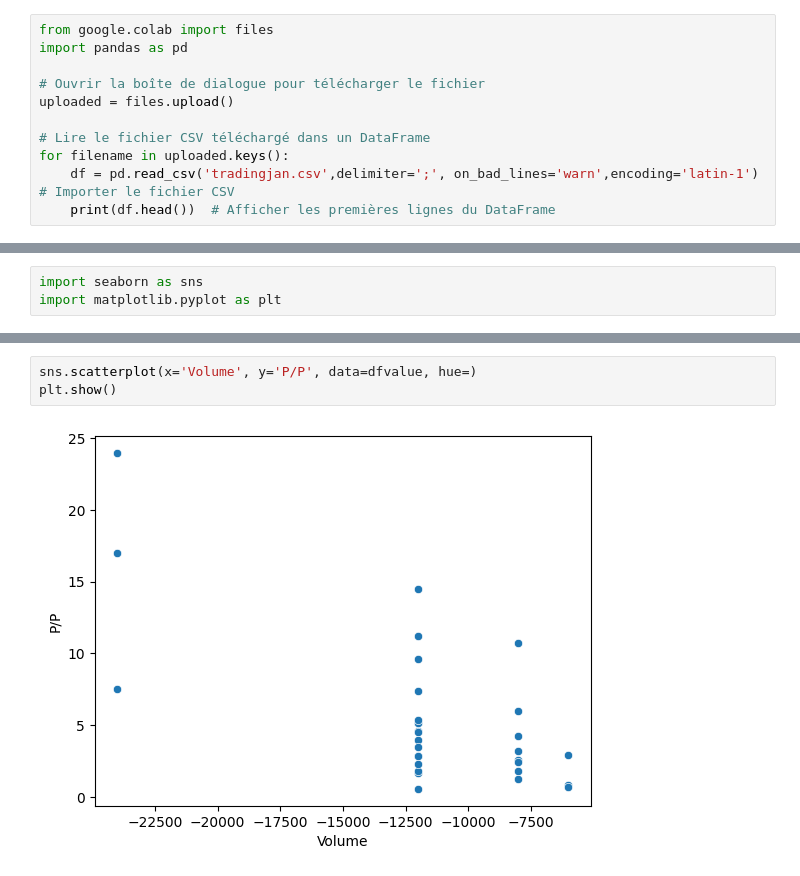
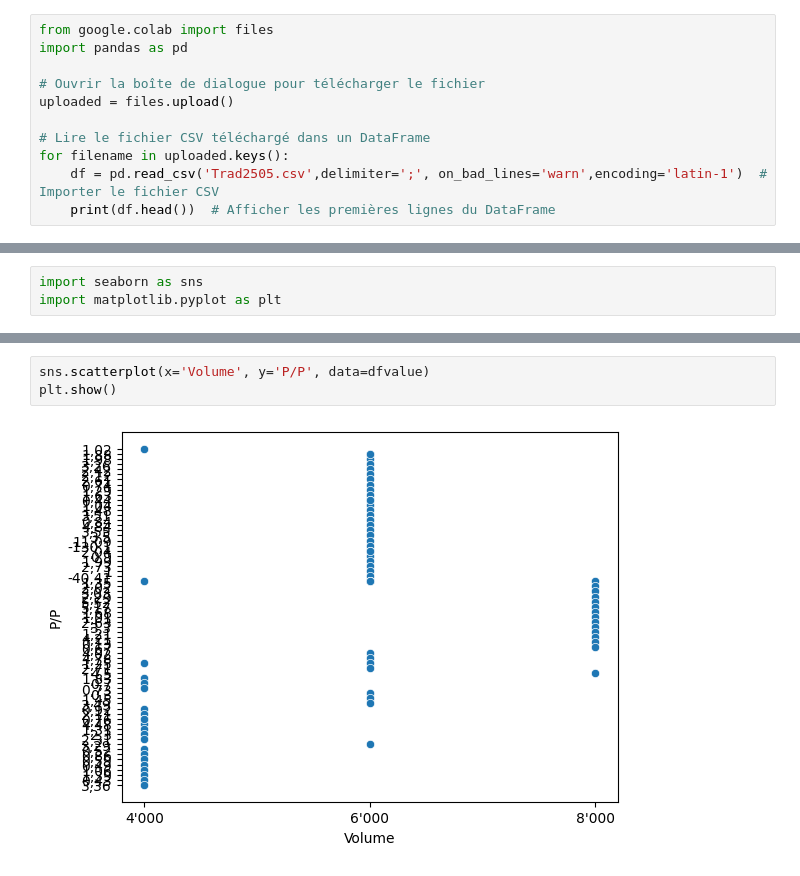
Before and after one commit to TerriblePepito/TerriblePepitostest, a Jupyter notebook: tradestypesdraft.ipynb, the cells around one changed output, grey strips where cells are left out. Drawn from its saved outputs; the diff is of its cells as text.

```diff
--- a/tradestypesdraft.ipynb
+++ b/tradestypesdraft.ipynb
@@ -9,7 +9,7 @@ uploaded = files.upload()
 
 # Lire le fichier CSV téléchargé dans un DataFrame
 for filename in uploaded.keys():
-    df = pd.read_csv('tradingjan.csv',delimiter=';', on_bad_lines='warn',encoding='latin-1')  # Importer le fichier CSV
+    df = pd.read_csv('Trad2505.csv',delimiter=';', on_bad_lines='warn',encoding='latin-1')  # Importer le fichier CSV
     print(df.head())  # Afficher les premières lignes du DataFrame
 # %% [output]
 [interactive output not drawn]
@@ -54,6 +54,6 @@ plt.show()
 # %%
-sns.scatterplot(x='Volume', y='P/P', data=dfvalue, hue=)
+sns.scatterplot(x='Volume', y='P/P', data=dfvalue)
 plt.show()
 # %% [output]
-[figure, old version]
+[figure, new version]
 # %%
```
Also changed, not shown: parts of 8 cells of this notebook.
